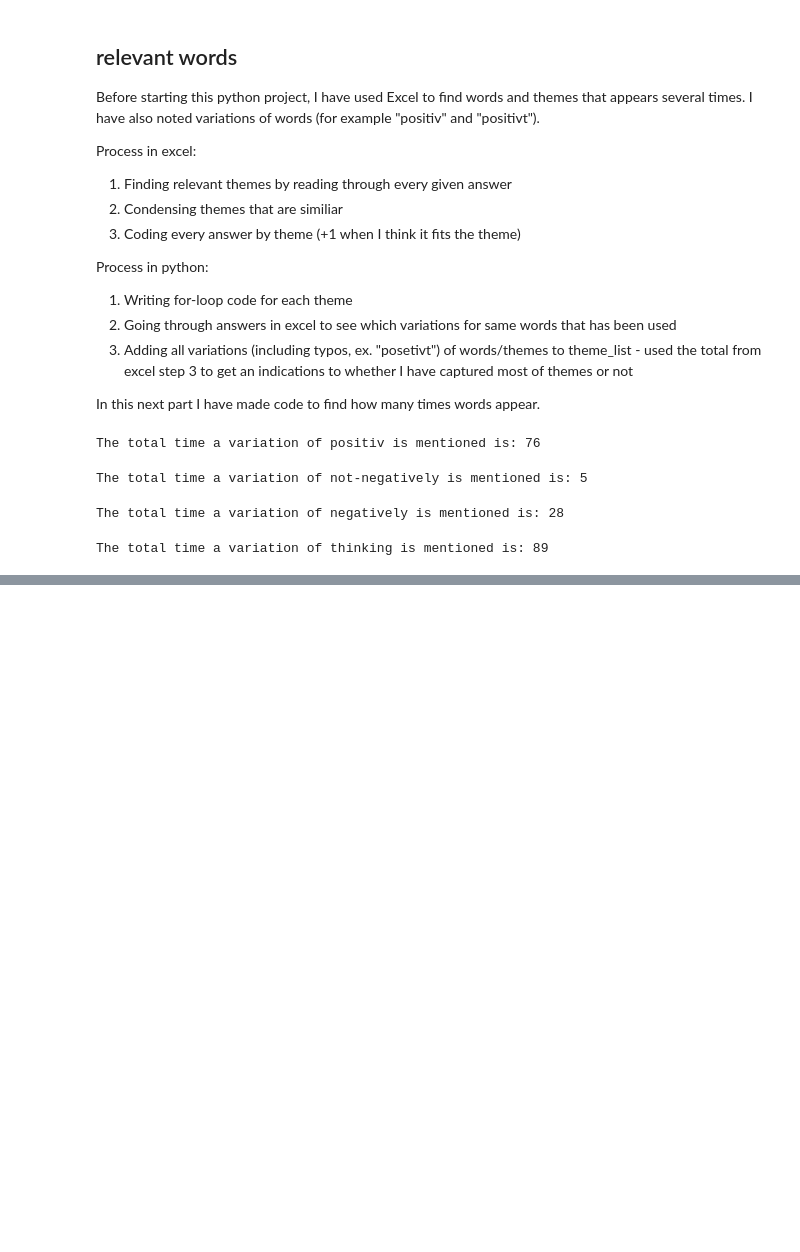
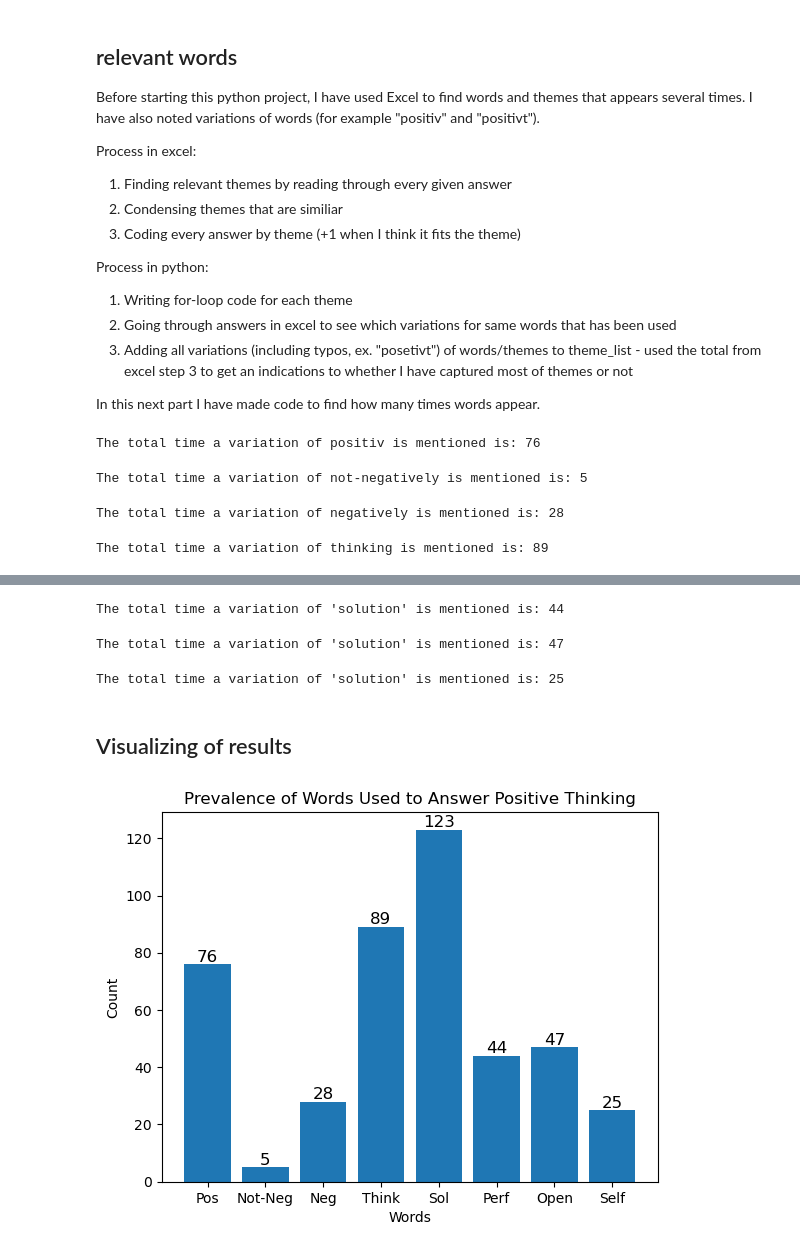
Before and after one commit to masepri98/posthink_master, a Jupyter notebook: scripts/posthink_master.ipynb, the cells around one changed output, grey strips where cells are left out. Drawn from its saved outputs; the diff is of its cells as text; code cells hidden in the pictures; blank space fills up the shorter version.

Commit message:
Most variables added + visualizing

```diff
--- a/scripts/posthink_master.ipynb
+++ b/scripts/posthink_master.ipynb
@@ -115,0 +121,71 @@ plt.show()
+# %%
+# a list with variation of the word "Performance":
+perf_list = ["presetere", "best", "godt", "klare"]
+
+# word_counts = {word: 0 for word in think_list}
+perf_total_count = 0
+
+# loop through each string in the list
+for string in pos_answer:
+    # loop through each word in the list
+    for word in perf_list:
+        # count the number of times the word appears in the string
+        word_count = string.count(word)
+        perf_total_count += word_count
+
+print("The total time a variation of 'solution' is mentioned is:", perf_total_count)
+# %% [output]
+The total time a variation of 'solution' is mentioned is: 44
+# %%
+# a list with variation of the word "Openness":
+open_list = ["åpent", "Åpent", "Kreativt", "kreativt", "Særegent", "interesse", "utenfor boksen", "Utenfor boksen", "imøtekommende", "nyskjerrighet", "Open minded", "nysgjerrig", "mulighetene", "oversikt", "nye ideer", "Spennende!", "Nytenkende", "nytt", "Nytt"]
+
+# word_counts = {word: 0 for word in think_list}
+open_total_count = 0
+
+# loop through each string in the list
+for string in pos_answer:
+    # loop through each word in the list
+    for word in open_list:
+        # count the number of times the word appears in the string
+        word_count = string.count(word)
+        open_total_count += word_count
+
+print("The total time a variation of 'solution' is mentioned is:", open_total_count)
+# %% [output]
+The total time a variation of 'solution' is mentioned is: 47
+# %%
+# a list with variation of the word "Self-esteem":
+self_list = ["jeg klare", "klarer jeg", "fikser jeg", "jeg vil finne en løsning", "jeg mestrer", "klare jeg", "blir å klare", "klarer jeg!", "vi klare", "kommet seg gjennom før", "du klare", "jeg greier", "greier jeg", "få til", "får jeg til"]
+
+# word_counts = {word: 0 for word in think_list}
+self_total_count = 0
+
+# loop through each string in the list
+for string in pos_answer:
+    # loop through each word in the list
+    for word in self_list:
+        # count the number of times the word appears in the string
+        word_count = string.count(word)
+        self_total_count += word_count
+
+print("The total time a variation of 'solution' is mentioned is:", self_total_count)
+# %% [output]
+The total time a variation of 'solution' is mentioned is: 25
+# %% [markdown]
+## Visualizing of results
+# %%
+# Create a bar chart for each set
+plt.bar(['Pos','Not-Neg','Neg', 'Think', 'Sol', 'Perf', 'Open', 'Self'], [pos_total_count, not_neg_total_count, neg_total_count, think_total_count, sol_total_count, perf_total_count, open_total_count, self_total_count])
+plt.title('Prevalence of Words Used to Answer Positive Thinking')
+plt.xlabel('Words')
+plt.ylabel('Count')
+
+
+# Display the exact count above each bar
+for i, count in enumerate([pos_total_count, not_neg_total_count, neg_total_count, think_total_count, sol_total_count, perf_total_count, open_total_count, self_total_count]):
+    plt.text(i, count+1, str(count), ha='center', fontsize=12)
+
+plt.show()
+# %% [output]
+[figure, added]
```
Also changed, not shown: parts of 9 cells of this notebook.
